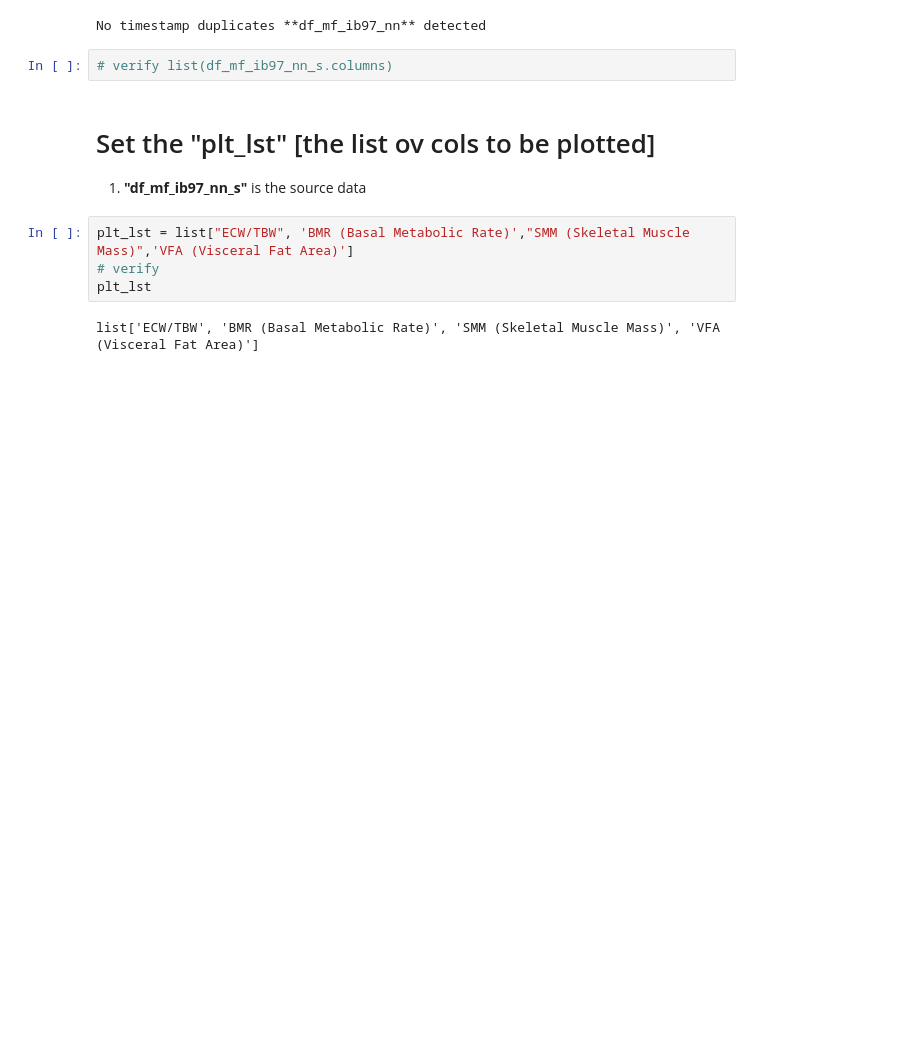
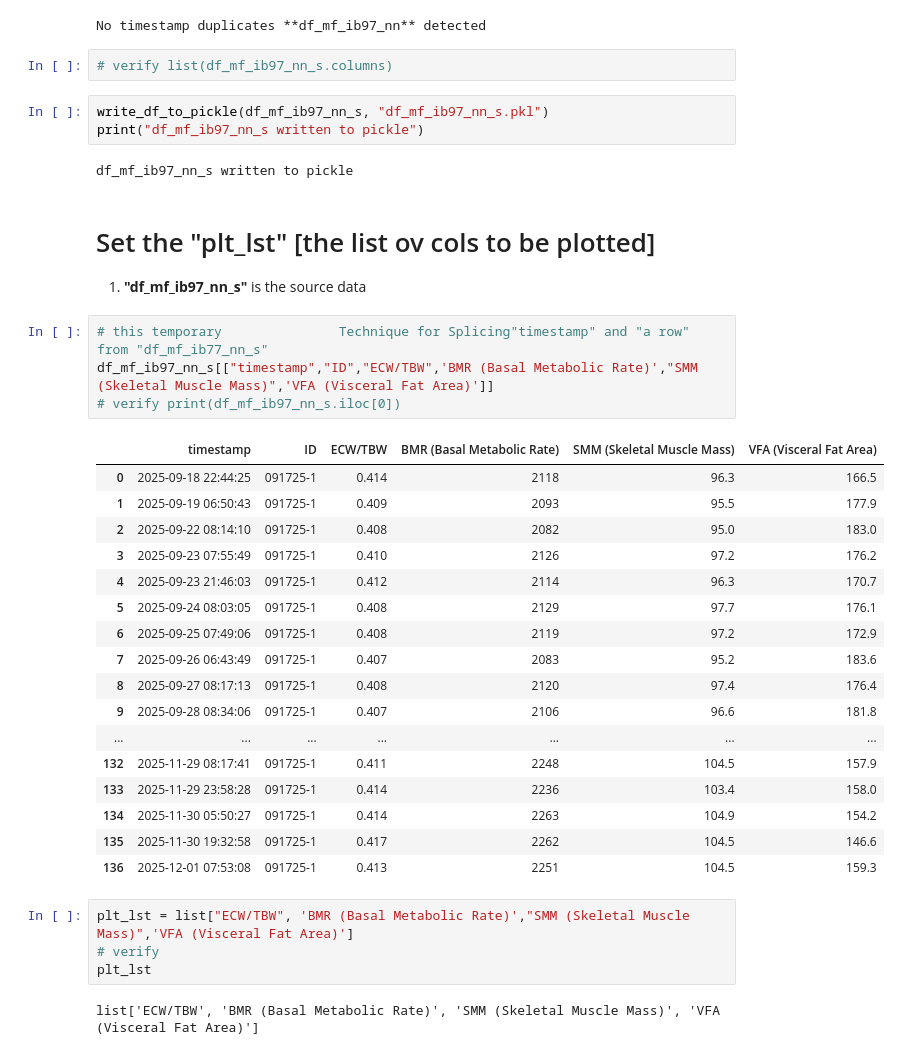
Before and after one commit to 1ratlabs/JL_2, a Jupyter notebook: col_wise_import_97.ipynb, the cells around one changed output. Drawn from its saved outputs; the diff is of its cells as text; blank space fills up the shorter version.

```diff
--- a/col_wise_import_97.ipynb
+++ b/col_wise_import_97.ipynb
@@ -810,9 +814,36 @@ print("No timestamp duplicates **df_mf_ib97_nn** detected")
 No timestamp duplicates **df_mf_ib97_nn** detected
 # %%
 # verify list(df_mf_ib97_nn_s.columns)
+# %%
+write_df_to_pickle(df_mf_ib97_nn_s, "df_mf_ib97_nn_s.pkl")
+print("df_mf_ib97_nn_s written to pickle")
+# %% [output]
+df_mf_ib97_nn_s written to pickle
 # %% [markdown]
 # Set the "plt_lst" [the list ov cols to be plotted]
 1. **"df_mf_ib97_nn_s"** is the source data
+# %%
+# this temporary               Technique for Splicing"timestamp" and "a row" from "df_mf_ib77_nn_s"
+df_mf_ib97_nn_s[["timestamp","ID","ECW/TBW",'BMR (Basal Metabolic Rate)',"SMM (Skeletal Muscle Mass)",'VFA (Visceral Fat Area)']]
+# verify print(df_mf_ib97_nn_s.iloc[0])
+# %% [output]
+|  | timestamp | ID | ECW/TBW | BMR (Basal Metabolic Rate) | SMM (Skeletal Muscle Mass) | VFA (Visceral Fat Area) |
+| 0 | 2025-09-18 22:44:25 | 091725-1 | 0.414 | 2118 | 96.3 | 166.5 |
+| 1 | 2025-09-19 06:50:43 | 091725-1 | 0.409 | 2093 | 95.5 | 177.9 |
+| 2 | 2025-09-22 08:14:10 | 091725-1 | 0.408 | 2082 | 95.0 | 183.0 |
+| 3 | 2025-09-23 07:55:49 | 091725-1 | 0.410 | 2126 | 97.2 | 176.2 |
+| 4 | 2025-09-23 21:46:03 | 091725-1 | 0.412 | 2114 | 96.3 | 170.7 |
+| 5 | 2025-09-24 08:03:05 | 091725-1 | 0.408 | 2129 | 97.7 | 176.1 |
+| 6 | 2025-09-25 07:49:06 | 091725-1 | 0.408 | 2119 | 97.2 | 172.9 |
+| 7 | 2025-09-26 06:43:49 | 091725-1 | 0.407 | 2083 | 95.2 | 183.6 |
+| 8 | 2025-09-27 08:17:13 | 091725-1 | 0.408 | 2120 | 97.4 | 176.4 |
+| 9 | 2025-09-28 08:34:06 | 091725-1 | 0.407 | 2106 | 96.6 | 181.8 |
+| ... | ... | ... | ... | ... | ... | ... |
+| 132 | 2025-11-29 08:17:41 | 091725-1 | 0.411 | 2248 | 104.5 | 157.9 |
+| 133 | 2025-11-29 23:58:28 | 091725-1 | 0.414 | 2236 | 103.4 | 158.0 |
+| 134 | 2025-11-30 05:50:27 | 091725-1 | 0.414 | 2263 | 104.9 | 154.2 |
+| 135 | 2025-11-30 19:32:58 | 091725-1 | 0.417 | 2262 | 104.5 | 146.6 |
+| 136 | 2025-12-01 07:53:08 | 091725-1 | 0.413 | 2251 | 104.5 | 159.3 |
 # %%
 plt_lst = list["ECW/TBW", 'BMR (Basal Metabolic Rate)',"SMM (Skeletal Muscle Mass)",'VFA (Visceral Fat Area)']
 # verify
```
Also changed, not shown: parts of 11 cells of this notebook, 4 other files.
